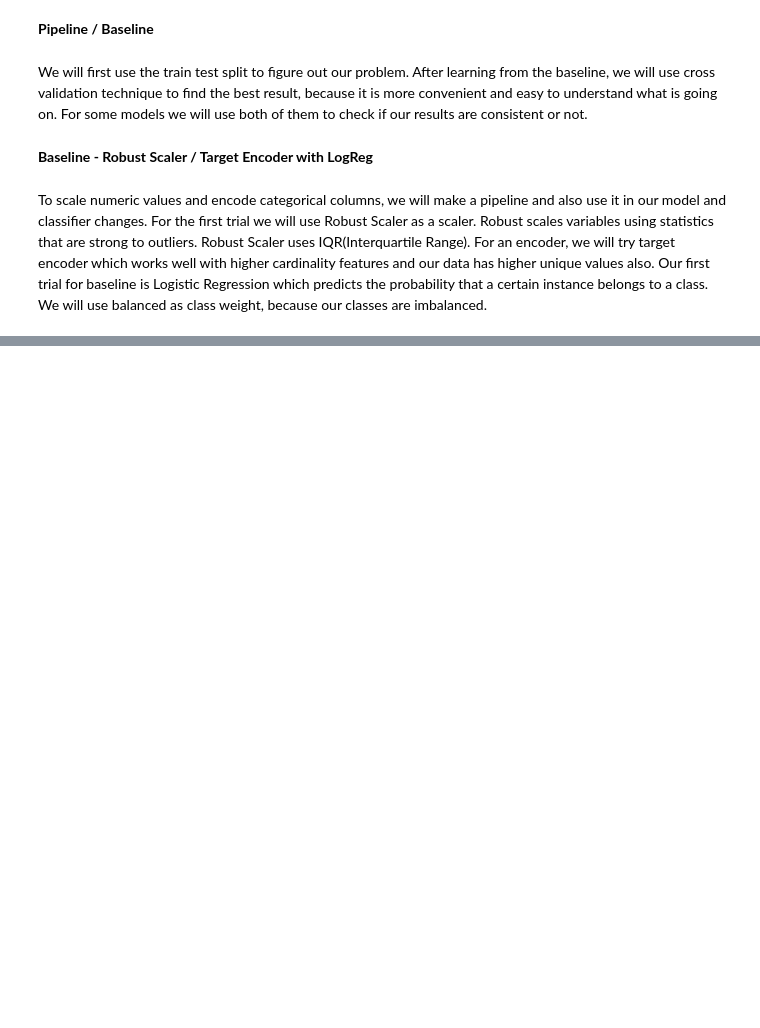
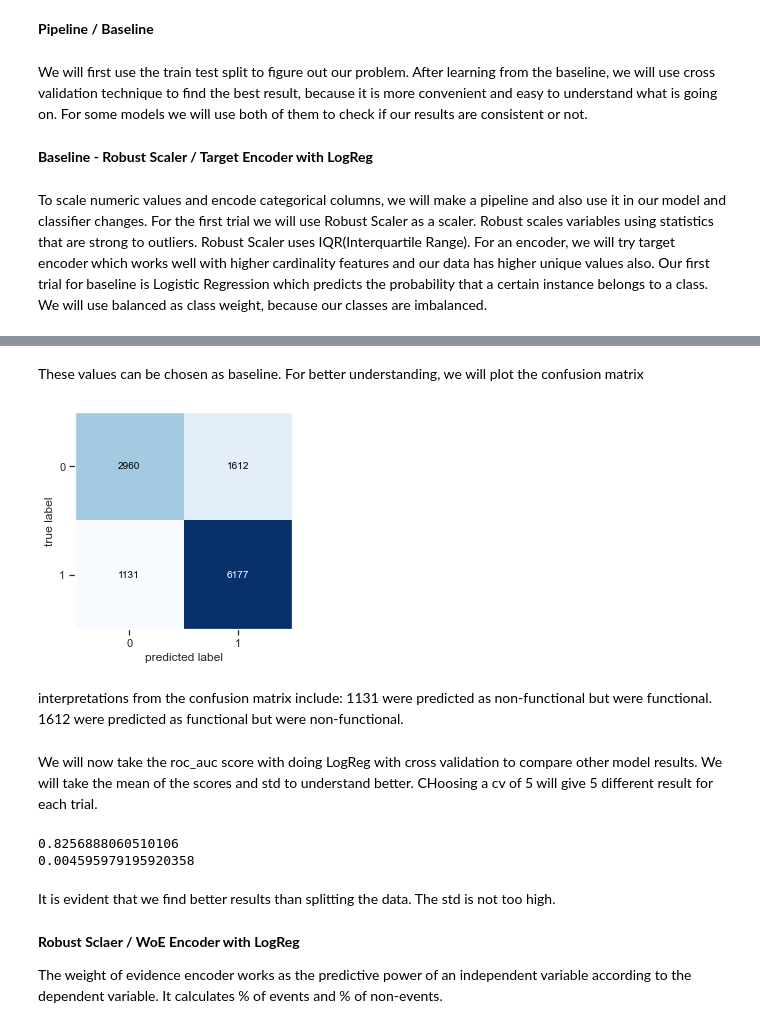
Before and after one commit to GaturaN/Tanzania_water_wells, a Jupyter notebook: modelling.ipynb, the cells around one changed output, grey strips where cells are left out. Saved outputs shown, nothing was run; the diff lists cells and outputs as text; code cells hidden in the pictures; blank space fills up the shorter version.

Commit message:
Binary target

```diff
--- a/modelling.ipynb
+++ b/modelling.ipynb
@@ -141,7 +145,9 @@ columns. To do this, we will divide the columns into two:
 # categorical columns
 
 cat_col = ['basin','region','extraction_type_group','management','payment','water_quality','quantity',
-               'source','waterpoint_type','decade','installer_cat','funder_cat']
+               'source','waterpoint_type','decade']
+
+# 'installer_cat','funder_cat'
 # %%
 # numerical columns
 
@@ -162,10 +168,10 @@ Name: count, dtype: int64
 
 As explained before, we will take 'functional' and 'functional but needs repair' together and make them 1, non-functional will be represented by 0.
 # %%
-# Getting together the labe;s and converting them
+# Getting together the labels and converting them
 
-new_status_group = {0:1, 1:1, 2:0}
-df1['status_group'] = df1['status_group'].replace(new_status_group)
+target_status_group = {0:1, 1:1, 2:0}
+df1['status_group'] = df1['status_group'].replace(target_status_group)
 # %%
 df1['status_group'].value_counts()
 # %% [output]
@@ -205,26 +207,30 @@ df_results = pd.DataFrame(columns=["model", "scaler", "encoder"])
 # %% [markdown]
 To scale numeric values and encode categorical columns, we will make a pipeline and also use it in our model and classifier changes. For the first trial we will use Robust Scaler as a scaler. Robust scales variables using statistics that are strong to outliers. Robust Scaler uses IQR(Interquartile Range). For an encoder, we will try target encoder which works well with higher cardinality features and our data has higher unique values also. Our first trial for baseline is Logistic Regression which predicts the probability that a certain instance belongs to a class. We will use balanced as class weight, because our classes are imbalanced.
 # %%
-# making pipeline
+#making pipeline
 
 scaler = RobustScaler()
 encoder = ce.TargetEncoder(cols=cat_col)
 
-# Putting numeric columns to scaler and categorical to encoder
-num_transform = make_pipeline(scaler)
-cat_transform = make_pipeline(encoder)
+# putting numeric columns to scaler and categorical to encoder
+num_transformer = make_pipeline(scaler)
+cat_transformer = make_pipeline(encoder)
 
 # getting together our scaler and encoder with preprocessor
-preprocessor = ColumnTransformer(transformers=[('num', num_transform, num_col),('cat', cat_transform, cat_col)])
+preprocessor = ColumnTransformer(
+      transformers=[('num', num_transformer, num_col),
+                    ('cat', cat_transformer, cat_col)])
+
 
 # choosing model
-lr =  LogisticRegression(class_weight='balanced', solver='1bfgs', random_state=42)
+lr = LogisticRegression(class_weight = 'balanced', solver = 'lbfgs', random_state=42)
 
 # giving all values to pipeline
 pipe = make_pipeline(preprocessor,lr)
 pipe.fit(X_train, y_train)
 
-# make predictions on the training set
+
+# make predictions on training set
 y_pred = pipe.predict(X_train)
 
 # make predictions on test set
@@ -242,0 +257,28 @@ ValueError: A given column is not a column of the dataframe
+# %% [markdown]
+These values can be chosen as baseline. For better understanding, we will plot the confusion matrix
+# %%
+# plotting confusion matrix
+
+cm = confusion_matrix(y_test, y_pred_test)
+plot_confusion_matrix(cm)
+plt.show()
+# %% [output]
+[figure, added]
+# %% [markdown]
+interpretations from the confusion matrix include: 1131 were predicted as non-functional but were functional. 1612 were predicted as functional but were non-functional.
+# %% [markdown]
+We will now take the roc_auc score with doing LogReg with cross validation to compare other model results.
+We will take the mean of the scores and std to understand better. CHoosing a cv of 5 will give 5 different result for each trial.
+# %%
+scores = cross_val_score(pipe, X, y, cv=5, scoring='roc_auc')
+print(scores.mean())
+print(scores.std())
+# %% [output]
+0.8256888060510106
+0.004595979195920358
+# %% [markdown]
+It is evident that we find better results than splitting the data. The std is not too high.
+# %% [markdown]
+**Robust Sclaer / WoE Encoder with LogReg**
+
+The weight of evidence encoder works as the predictive power of an independent variable according to the dependent variable. It calculates % of events and % of non-events.
```
Also changed, not shown: parts of 61 cells of this notebook, 1 other file.
